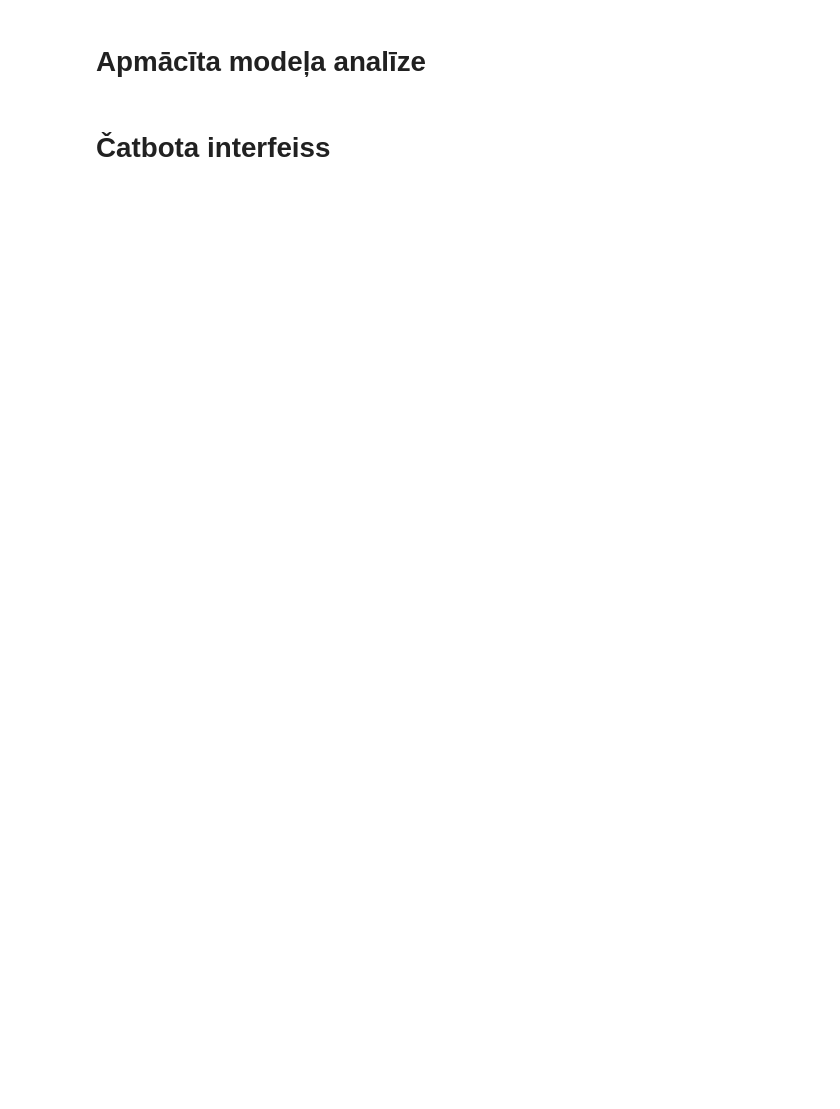
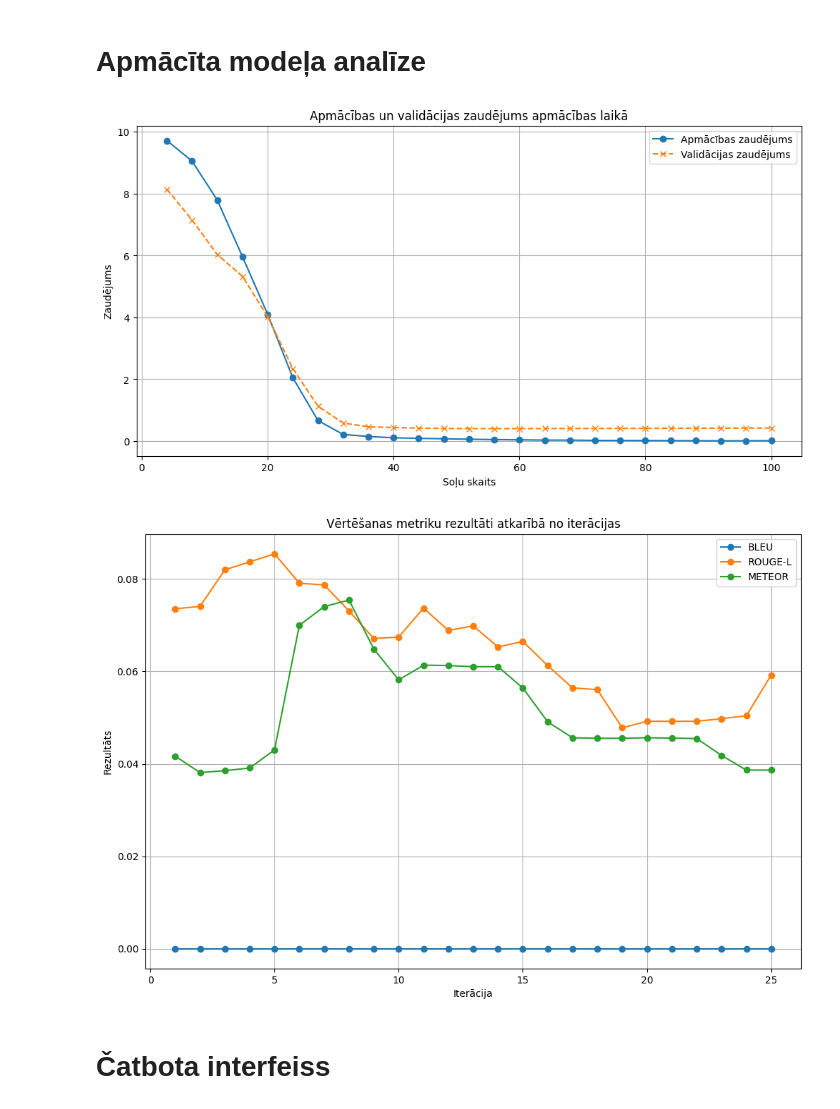
Before and after one commit to ronalds82/Datu-kopas-tulkosana, a Jupyter notebook: Instruct.ipynb, the cells around one changed output. Drawn from its saved outputs; the diff is of its cells as text; code cells hidden in the pictures; blank space fills up the shorter version.

```diff
--- a/Instruct.ipynb
+++ b/Instruct.ipynb
@@ -52,8 +47,8 @@ from ipyfilechooser import FileChooser
 # %%
 print("Ielādējam modeli un tokenizeru...")
 
-tokenizer = GPT2Tokenizer.from_pretrained('distilgpt2')
-model = GPT2Model.from_pretrained('distilgpt2')
+tokenizer = AutoTokenizer.from_pretrained('gpt2')
+model = AutoModelForCausalLM.from_pretrained('gpt2')
 
 # Iestatām padding tokenu, ja tā nav
 if tokenizer.pad_token is None:
@@ -210,9 +180,9 @@ def compute_metrics(pred: trainer_utils.EvalPrediction) -> dict:
 
     # Aprēķinām metriku rezultātus
     metric_results = {
-      metrics['bleu'].compute(predictions=decoded_predictions, references=decoded_labels)['bleu'],
-      metrics['rouge'].compute(predictions=decoded_predictions, references=decoded_labels)['rougeL'],
-      metrics['meteor'].compute(predictions=decoded_predictions, references=decoded_labels)['meteor']
+      'bleu': metrics['bleu'].compute(predictions=decoded_predictions, references=decoded_labels)['bleu'],
+      'rougeL': metrics['rouge'].compute(predictions=decoded_predictions, references=decoded_labels)['rougeL'],
+      'meteor': metrics['meteor'].compute(predictions=decoded_predictions, references=decoded_labels)['meteor']
     }
 
     metrics_history.append(metric_results)
@@ -221,13 +191,5 @@ def compute_metrics(pred: trainer_utils.EvalPrediction) -> dict:
 
 # Funkcija, lai izvairītos no atmiņas problēmām
 def preprocess_logits_for_metrics(logits, labels):
-    if isinstance(logits, tuple):
-        start_logits, end_logits = logits
-    else:
-        start_logits = logits.start_logits
-        end_logits = logits.end_logits
-
-    start_pred_ids = torch.argmax(start_logits, dim=-1)
-    end_pred_ids = torch.argmax(end_logits, dim=-1)
-
-    return (start_pred_ids, end_pred_ids), labels
+    pred_ids = torch.argmax(logits, dim=-1)
+    return pred_ids, labels
@@ -238,19 +207,18 @@ def train_model(model, train_dataset, val_dataset, output_dir):
     # Konfigurējam apmācības parametrus
     training_args = TrainingArguments(
         output_dir=output_dir,
-        num_train_epochs=3,
+        num_train_epochs=25,
         per_device_train_batch_size=4,
         per_device_eval_batch_size=4,
-        evaluation_strategy=IntervalStrategy.STEPS,
-        eval_steps=2500,
-        warmup_steps=1000,
-        weight_decay=0.001,
-        learning_rate=1e-5,
+        eval_strategy=IntervalStrategy.STEPS,
+        eval_steps=4,
+        warmup_steps=100,
+        weight_decay=0.01,
+        learning_rate=5e-5,
         logging_dir=logs_dir,
-        logging_steps=2500,
+        logging_steps=4,
         save_strategy=IntervalStrategy.EPOCH,
-        report_to="none",
-        label_names=["start_positions", "end_positions"]
+        report_to="none"
     )
 
     # Inicializējam traineri
@@ -260,7 +228,7 @@ def train_model(model, train_dataset, val_dataset, output_dir):
         train_dataset=train_dataset,
         eval_dataset=val_dataset,
         compute_metrics=compute_metrics,
-        preprocess_logits_for_metrics = preprocess_logits_for_metrics,
+        preprocess_logits_for_metrics=preprocess_logits_for_metrics,
         data_collator=default_data_collator
     )
 
@@ -276,6 +244,6 @@ else:
         model=model,
         eval_dataset=val_dataset,
         compute_metrics=compute_metrics,
-        preprocess_logits_for_metrics = preprocess_logits_for_metrics,
+        preprocess_logits_for_metrics=preprocess_logits_for_metrics,
         data_collator=default_data_collator
     )
@@ -311,34 +298,37 @@ def plot_results(training_history):
     plt.ylabel('Zaudējums')
     plt.title('Apmācības un validācijas zaudējums apmācības laikā')
     plt.legend()
     plt.grid(True)
     plt.show()
 
 def plot_metrics_history(metrics_history):
     epochs = list(range(1, len(metrics_history)+1))
     plt.figure(figsize=(12, 8))
 
     # Sagatavojam datus parādīšanai grafikā
     bleu_scores = [x['bleu'] for x in metrics_history]
-    rouge_scores = [x['rouge'] for x in metrics_history]
+    rouge_scores = [x['rougeL'] for x in metrics_history]
     meteor_scores = [x['meteor'] for x in metrics_history]
 
     plt.plot(epochs, bleu_scores, label='BLEU', marker='o')
     plt.plot(epochs, rouge_scores, label='ROUGE-L', marker='o')
     plt.plot(epochs, meteor_scores, label='METEOR', marker='o')
 
     plt.xlabel('Iterācija')
     plt.ylabel('Rezultāts')
     plt.title('Vērtēšanas metriku rezultāti atkarībā no iterācijas')
     plt.legend()
     plt.grid(True)
     plt.show()
 
 # Izpildām tikai, ja ir notikusi modeļa pielāgošana, citādi tas tiks darīts "Saglabātā modeļa izmantošana" sadaļā
 if TRAIN:
     plot_results(trainer.state.log_history)
     print()
     plot_metrics_history(metrics_history)
+# %% [output]
+[figure, added]
+[figure, added]
 # %% [markdown]
 # Čatbota interfeiss
 # %%
```
Also changed, not shown: parts of 13 cells of this notebook.
